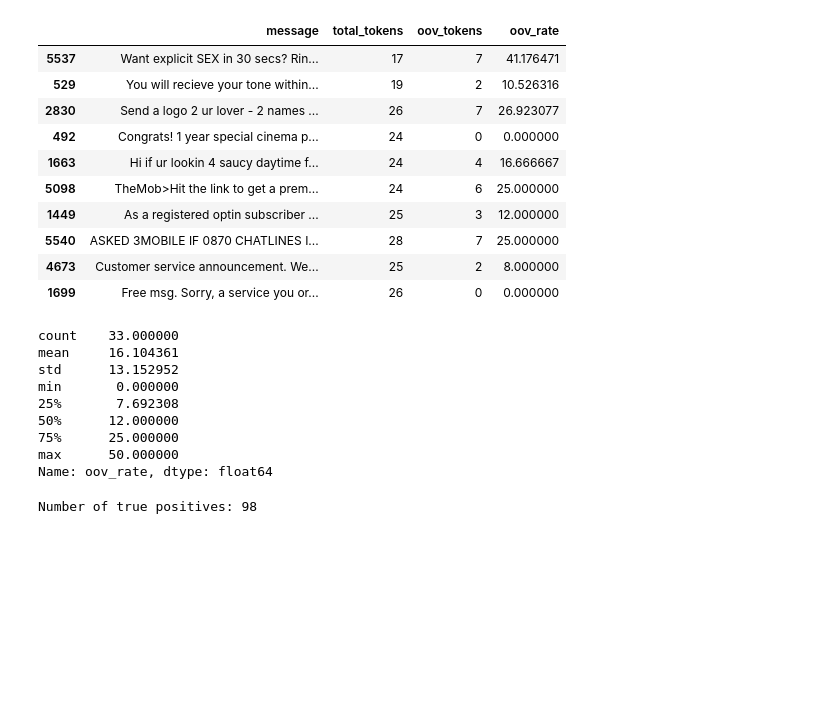
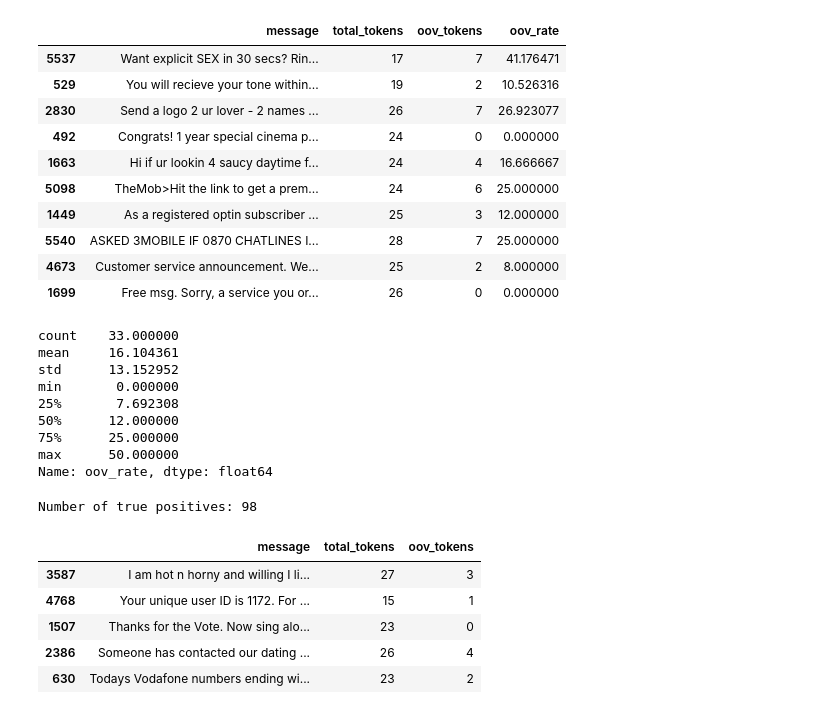
Before and after one commit to rotokpa/email-spam-detector, a Jupyter notebook: notebooks/01_data_exploration.ipynb, the cells around one changed output. Cells and saved outputs as stored; diff of their text form; code cells hidden in the pictures; blank space fills up the shorter version.

```diff
--- a/notebooks/01_data_exploration.ipynb
+++ b/notebooks/01_data_exploration.ipynb
@@ -891,3 +885,14 @@ true_positives[["total_tokens", "oov_tokens"]] = pd.DataFrame(
     true_positive_oov.tolist(),
     index=true_positives.index
 )
+# %%
+true_positives[
+    ["message", "total_tokens", "oov_tokens"]
+].head()
+# %% [output]
+|  | message | total_tokens | oov_tokens |
+| 3587 | I am hot n horny and willing I li... | 27 | 3 |
+| 4768 | Your unique user ID is 1172. For ... | 15 | 1 |
+| 1507 | Thanks for the Vote. Now sing alo... | 23 | 0 |
+| 2386 | Someone has contacted our dating ... | 26 | 4 |
+| 630 | Todays Vodafone numbers ending wi... | 23 | 2 |
```
Also changed, not shown: parts of 25 cells of this notebook.
